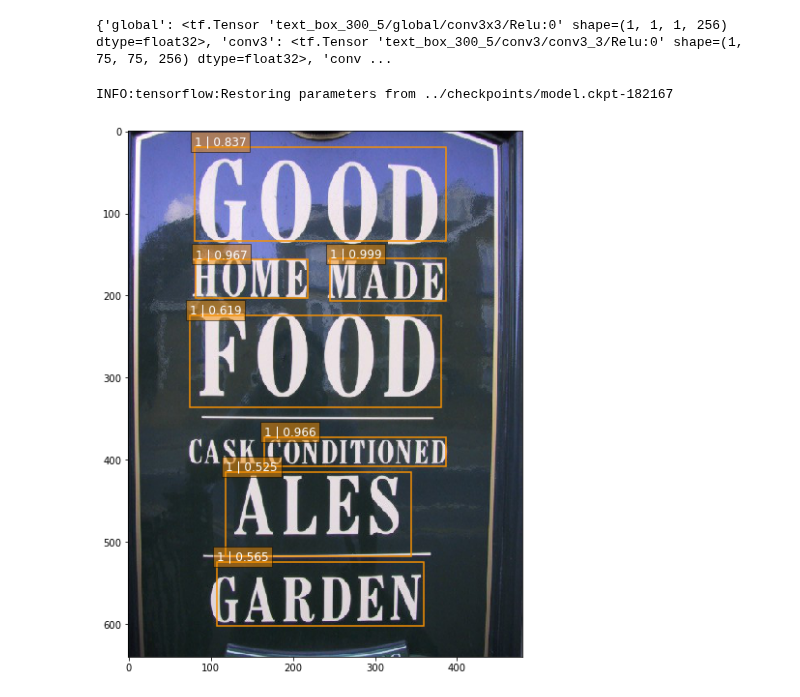
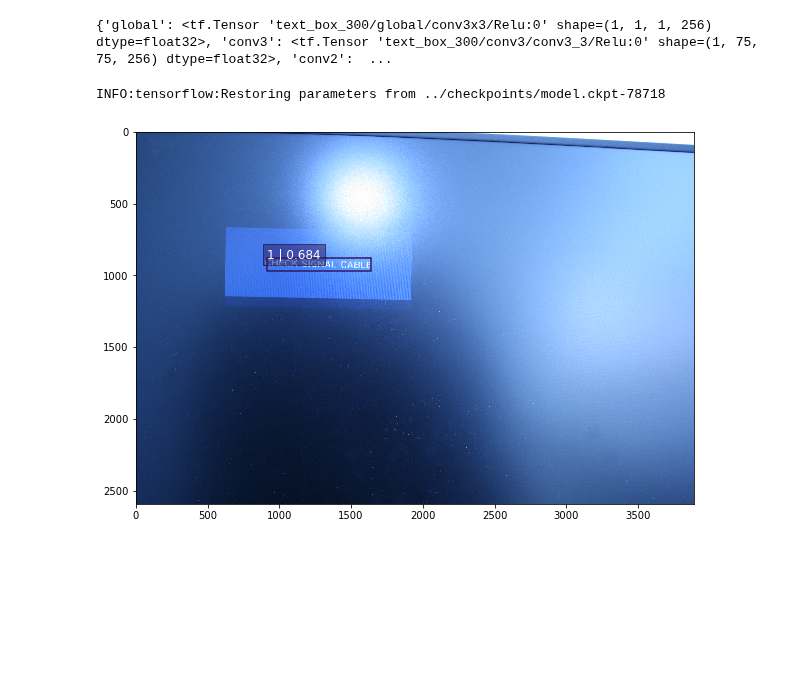
Before and after one commit to bindung/TextBoxes-TensorFlow, a Jupyter notebook: Notes/Textbox_eval.ipynb, the cells around one changed output. Cells and saved outputs as stored; diff of their text form; code cells hidden in the pictures; blank space fills up the shorter version.

```diff
--- a/Notes/Textbox_eval.ipynb
+++ b/Notes/Textbox_eval.ipynb
@@ -44,12 +44,12 @@ reuse = True if 'net' in locals() else None
 net = txtbox_300.TextboxNet()
 #anchors = net.anchors(net_shape)
 with slim.arg_scope(net.arg_scope(data_format=data_format)):
-    localisations, predictions,  _ = net.net(image_4d, is_training=False, reuse=True,use_batch=True)
+    localisations, predictions,  _ = net.net(image_4d, is_training=False, reuse=None,use_batch=False)
     #localisations, predictions = net.bboxes_encode(bboxes_pre, anchors, 3,match_threshold = 0.5)
     for i in range(len(predictions)):
         predictions[i] = tf.nn.softmax(predictions[i])
 # %% [output]
-{'global': <tf.Tensor 'text_box_300_5/global/conv3x3/Relu:0' shape=(1, 1, 1, 256) dtype=float32>, 'conv3': <tf.Tensor 'text_box_300_5/conv3/conv3_3/Relu:0' shape=(1, 75, 75, 256) dtype=float32>, 'conv ...
+{'global': <tf.Tensor 'text_box_300/global/conv3x3/Relu:0' shape=(1, 1, 1, 256) dtype=float32>, 'conv3': <tf.Tensor 'text_box_300/conv3/conv3_3/Relu:0' shape=(1, 75, 75, 256) dtype=float32>, 'conv2':  ...
 # %%
 # Restore SSD model.
 ckpt_filename = '../checkpoints/model.ckpt-1337.meta'
@@ -57,15 +57,15 @@ ckpt_filename = '../checkpoints/model.ckpt-1337.meta'
 isess.run(tf.global_variables_initializer())
 saver = tf.train.Saver()
 #saver = tf.train.import_meta_graph(ckpt_filename)
-saver.restore(isess, '../checkpoints/model.ckpt-182167')
+saver.restore(isess, '../checkpoints/model.ckpt-78718')
 
 # SSD default anchor boxes.
 anchors = net.anchors(net_shape)
 # %% [output]
-INFO:tensorflow:Restoring parameters from ../checkpoints/model.ckpt-182167
+INFO:tensorflow:Restoring parameters from ../checkpoints/model.ckpt-78718
 # %%
 # Main image processing routine.
-def process_image(img, select_threshold=0.5, nms_threshold=.45, net_shape=(300, 300)):
+def process_image(img, select_threshold=0.5, nms_threshold=.25, net_shape=(300, 300)):
     # Run SSD network.
     rimg, rpredictions, rlocalisations, rbbox_img = isess.run([image_4d,predictions, localisations, bbox_img],
                                                               feed_dict={img_input: img})
@@ -76,21 +76,22 @@ def process_image(img, select_threshold=0.5, nms_threshold=.45, net_shape=(300,
             select_threshold=select_threshold, img_shape=net_shape, num_classes=2, decode=True)
 
     rbboxes = np_methods.bboxes_clip(rbboxes)
-    rclasses, rscores, rbboxes = np_methods.bboxes_sort(rclasses, rscores, rbboxes, top_k=-1)
+    rclasses, rscores, rbboxes = np_methods.bboxes_sort(rclasses, rscores, rbboxes, top_k=201)
     rclasses, rscores, rbboxes = np_methods.bboxes_nms(rclasses, rscores, rbboxes, nms_threshold=nms_threshold)
     # Resize bboxes to original image shape. Note: useless for Resize.WARP!
     #rbboxes,rclasses, rscores = np_methods.non_max_suppression_fast(rclasses, rscores,rbboxes, nms_threshold)
     rbboxes = np_methods.bboxes_resize(rbbox_img, rbboxes)
     return rclasses, rscores, rbboxes,rimg
 # %%
-img = mpimg.imread('../data/ICDAR2013/ICDAR-Training-Images/104.jpg')
+# 9 12 13 39 66 99
+img = mpimg.imread('../data/ICDAR2013/ICDAR-Test-Images/img_12.jpg')
 #img = resize(img, [700,700],mode='wrap',preserve_range=True)
 rclasses, rscores, rbboxes,rimg =  process_image(img)
 
 # visualization.bboxes_draw_on_img(img, rclasses, rscores, rbboxes, visualization.colors_plasma)
 visualization.plt_bboxes(img, rclasses, rscores, rbboxes)
 # %% [output]
-[figure, old version]
+[figure, new version]
 # %%
 import glob
 images = glob.glob('../data/ICDAR2013/ICDAR-Test-Images/*')
```
Also changed, not shown: 3 other files.
